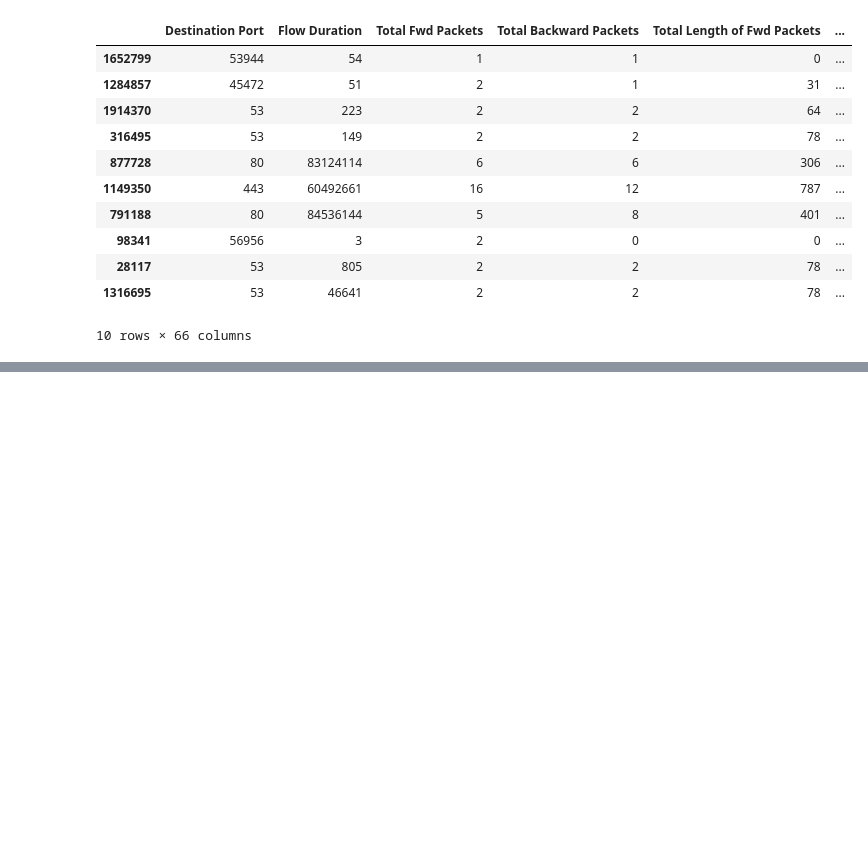
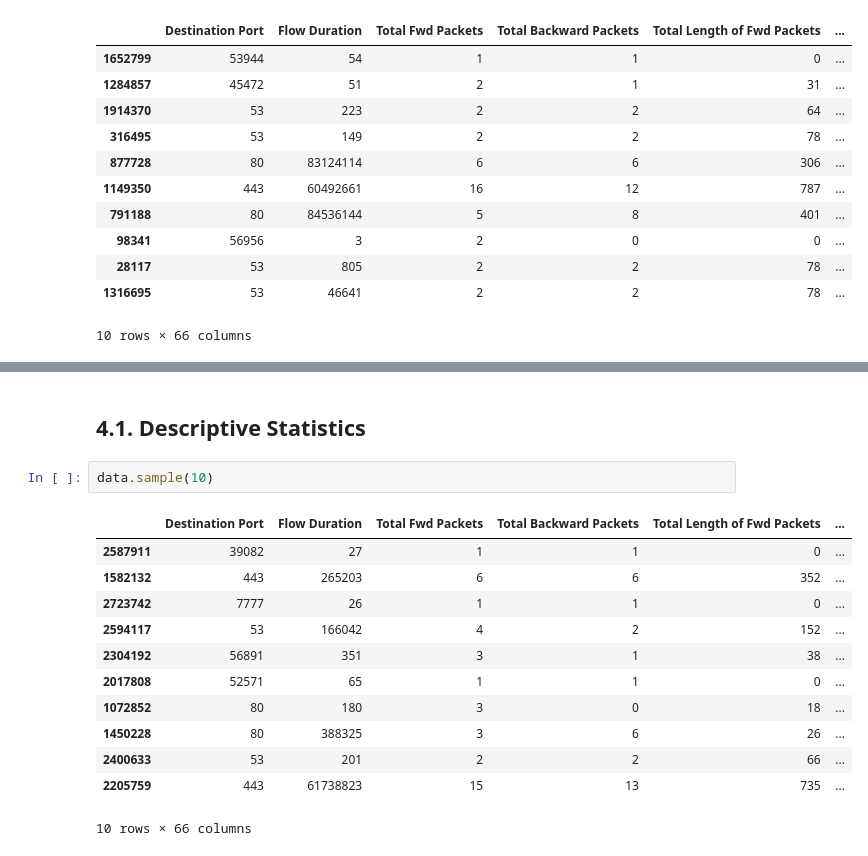
Before and after one commit to Tesfay-Hagos/ML-CICIDS-project, a Jupyter notebook: data-cleaning-and-analysis.ipynb, the cells around one changed output, grey strips where cells are left out. Cells and saved outputs as stored; diff of their text form; blank space fills up the shorter version.

```diff
--- a/data-cleaning-and-analysis.ipynb
+++ b/data-cleaning-and-analysis.ipynb
@@ -625,0 +714,17 @@ data.sample(10)
+# %% [markdown]
+## 4.1. Descriptive Statistics
+# %%
+data.sample(10)
+# %% [output]
+|  | Destination Port | Flow Duration | Total Fwd Packets | Total Backward Packets | Total Length of Fwd Packets | ... |
+| 2587911 | 39082 | 27 | 1 | 1 | 0 | ... |
+| 1582132 | 443 | 265203 | 6 | 6 | 352 | ... |
+| 2723742 | 7777 | 26 | 1 | 1 | 0 | ... |
+| 2594117 | 53 | 166042 | 4 | 2 | 152 | ... |
+| 2304192 | 56891 | 351 | 3 | 1 | 38 | ... |
+| 2017808 | 52571 | 65 | 1 | 1 | 0 | ... |
+| 1072852 | 80 | 180 | 3 | 0 | 18 | ... |
+| 1450228 | 80 | 388325 | 3 | 6 | 26 | ... |
+| 2400633 | 53 | 201 | 2 | 2 | 66 | ... |
+| 2205759 | 443 | 61738823 | 15 | 13 | 735 | ... |
+10 rows × 66 columns
```
Also changed, not shown: parts of 9 cells of this notebook.
